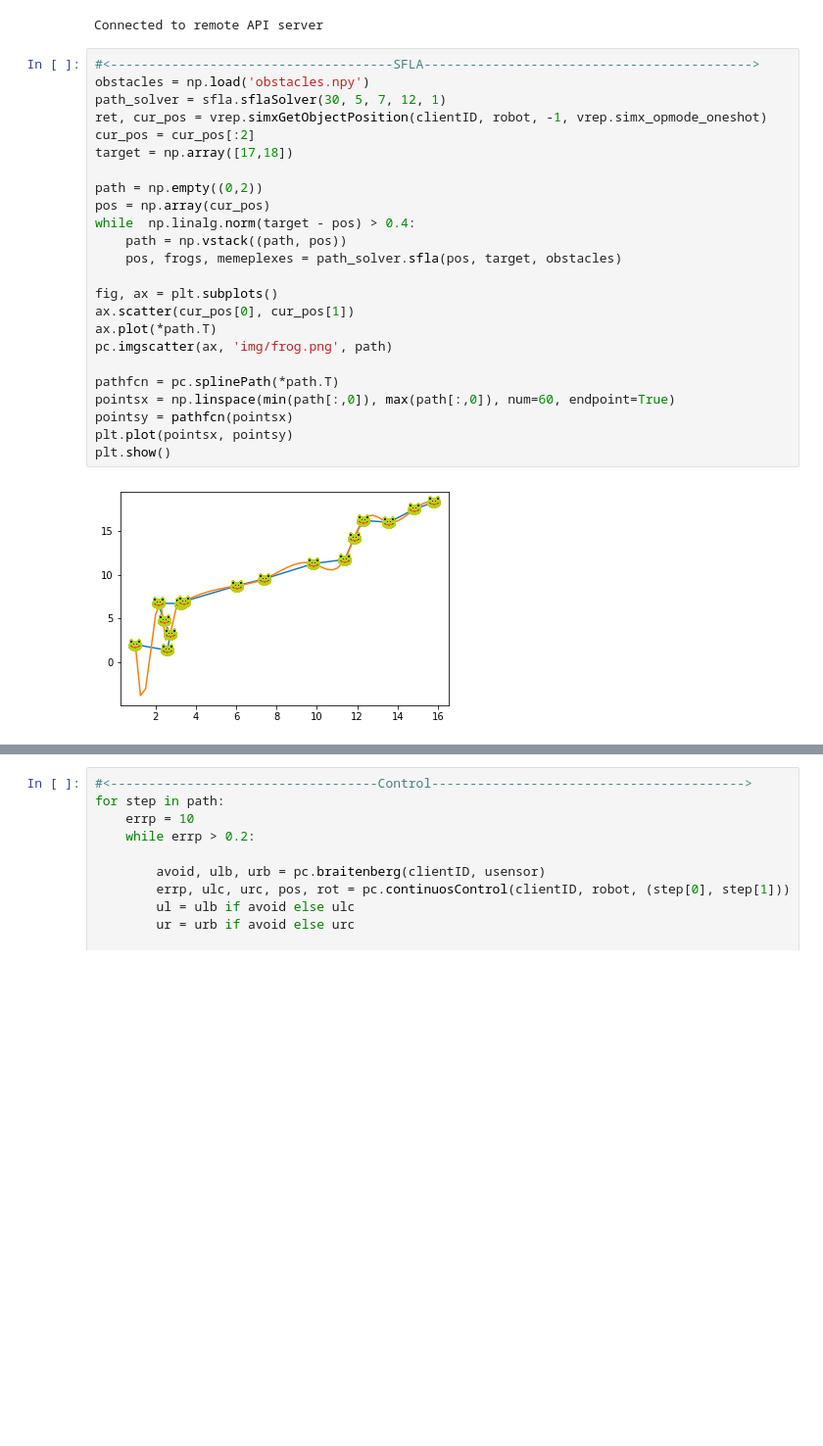
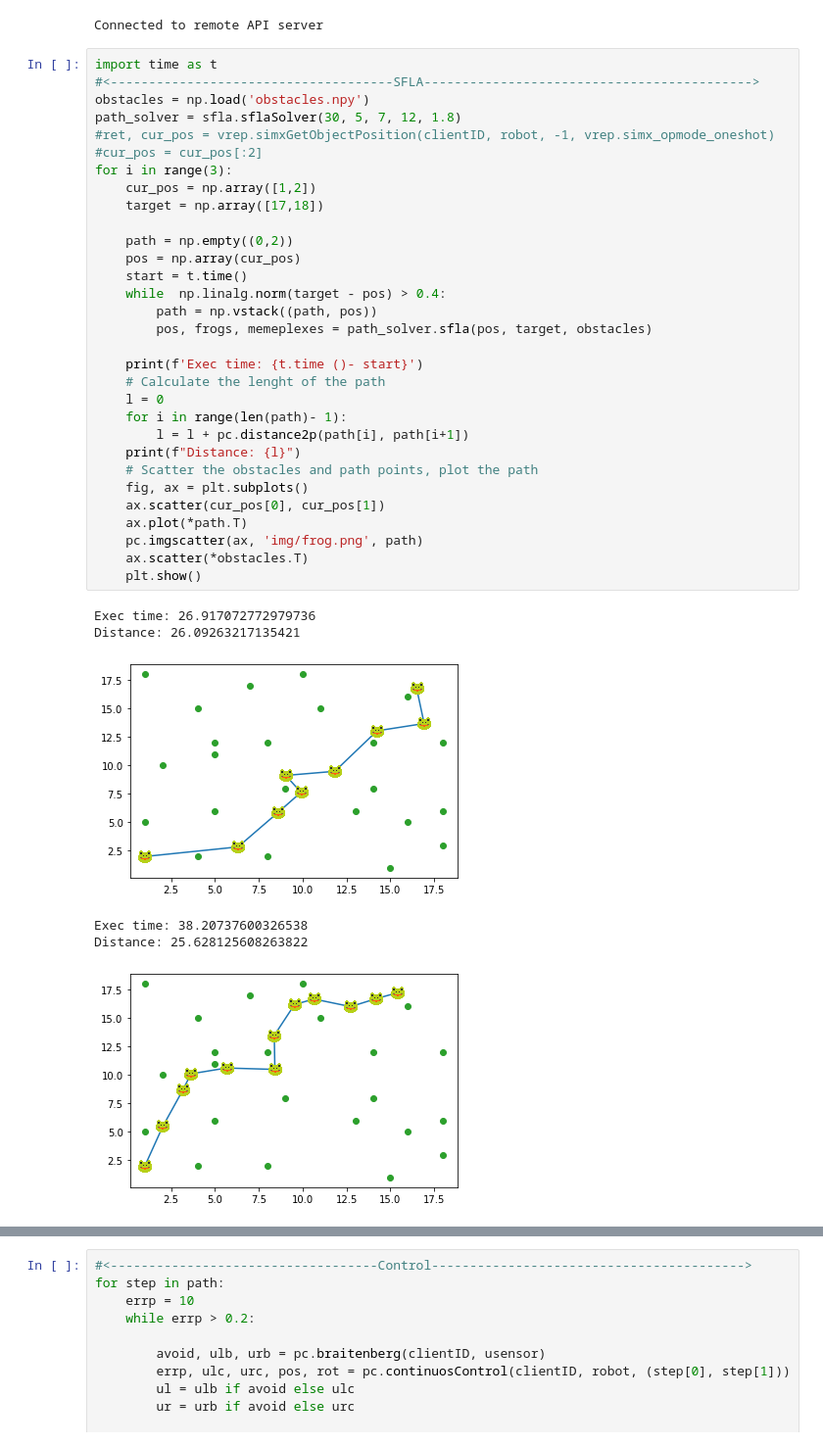
Before and after one commit to Saacman/FLA-UG2021, a Jupyter notebook: followsfla.ipynb, the cells around one changed output, grey strips where cells are left out. Shown at 98% size. Saved outputs shown, nothing was run; the diff lists cells and outputs as text; blank space fills up the shorter version.

```diff
--- a/followsfla.ipynb
+++ b/followsfla.ipynb
@@ -33,28 +33,40 @@ for i in range(16):
 # %% [output]
 Connected to remote API server
 # %%
+import time as t
 #<-------------------------------------SFLA------------------------------------------->
 obstacles = np.load('obstacles.npy')
-path_solver = sfla.sflaSolver(30, 5, 7, 12, 1)
-ret, cur_pos = vrep.simxGetObjectPosition(clientID, robot, -1, vrep.simx_opmode_oneshot)
-cur_pos = cur_pos[:2]
-target = np.array([17,18])
+path_solver = sfla.sflaSolver(30, 5, 7, 12, 1.8)
+#ret, cur_pos = vrep.simxGetObjectPosition(clientID, robot, -1, vrep.simx_opmode_oneshot)
+#cur_pos = cur_pos[:2]
+for i in range(3):
+    cur_pos = np.array([1,2])
+    target = np.array([17,18])
 
-path = np.empty((0,2))
-pos = np.array(cur_pos)
-while  np.linalg.norm(target - pos) > 0.4:
-    path = np.vstack((path, pos))
-    pos, frogs, memeplexes = path_solver.sfla(pos, target, obstacles)
+    path = np.empty((0,2))
+    pos = np.array(cur_pos)
+    start = t.time()
+    while  np.linalg.norm(target - pos) > 0.4:
+        path = np.vstack((path, pos))
+        pos, frogs, memeplexes = path_solver.sfla(pos, target, obstacles)
 
-fig, ax = plt.subplots()
-ax.scatter(cur_pos[0], cur_pos[1])
-ax.plot(*path.T)
-pc.imgscatter(ax, 'img/frog.png', path)
-
-pathfcn = pc.splinePath(*path.T)
-pointsx = np.linspace(min(path[:,0]), max(path[:,0]), num=60, endpoint=True)
-pointsy = pathfcn(pointsx)
-plt.plot(pointsx, pointsy)
-plt.show()
+    print(f'Exec time: {t.time ()- start}')
+    # Calculate the lenght of the path
+    l = 0
+    for i in range(len(path)- 1):
+        l = l + pc.distance2p(path[i], path[i+1])
+    print(f"Distance: {l}")
+    # Scatter the obstacles and path points, plot the path
+    fig, ax = plt.subplots()
+    ax.scatter(cur_pos[0], cur_pos[1])
+    ax.plot(*path.T)
+    pc.imgscatter(ax, 'img/frog.png', path)
+    ax.scatter(*obstacles.T)
+    plt.show()
 # %% [output]
+Exec time: 26.917072772979736
+Distance: 26.09263217135421
-[figure, old version]
+[figure, new version]
+Exec time: 38.20737600326538
+Distance: 25.628125608263822
+[figure, added]
```
Also changed, not shown: parts of 1 cell of this notebook.
